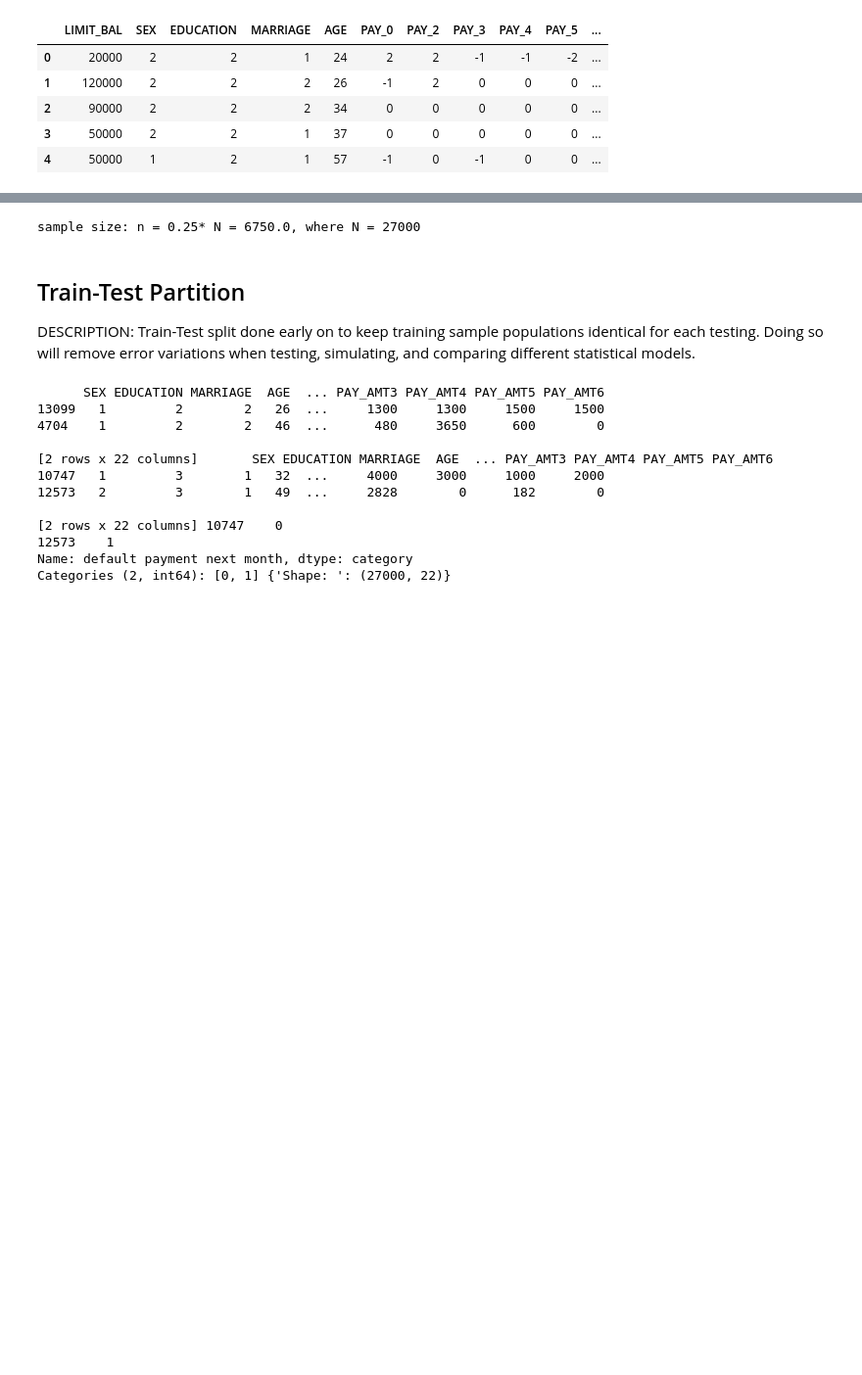
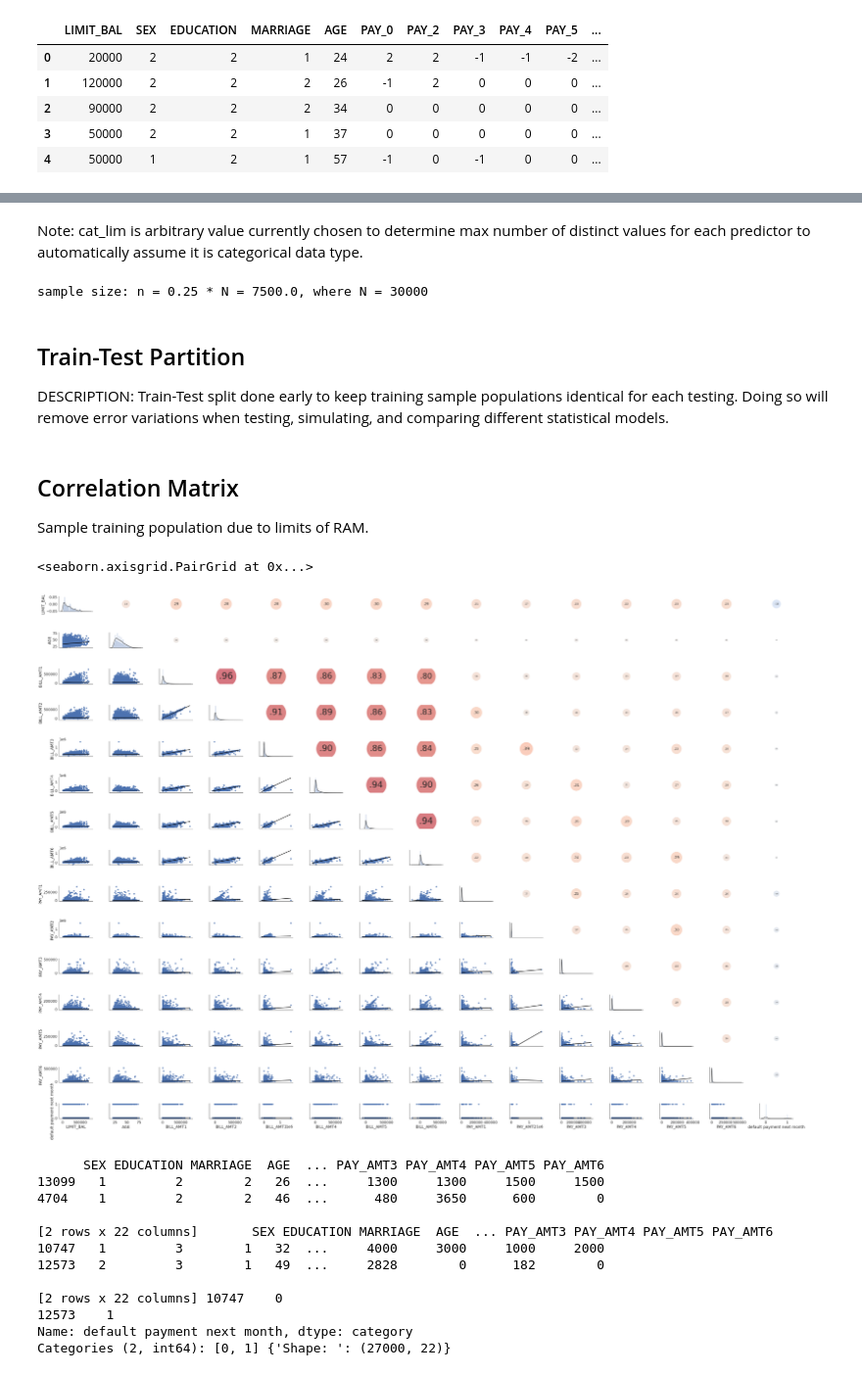
Before and after one commit to rgozun/CreditDefault_Prediction, a Jupyter notebook: UCI_Credit_Default_Prediction_Testing.ipynb, the cells around one changed output, grey strips where cells are left out. Shown: that part at 98% size. Cells and saved outputs as stored; diff of their text form; code cells hidden in the pictures; blank space fills up the shorter version.

```diff
--- a/UCI_Credit_Default_Prediction_Testing.ipynb
+++ b/UCI_Credit_Default_Prediction_Testing.ipynb
@@ -66,26 +69,55 @@ col_dtypes = pd.DataFrame(df.dtypes)
 col_dtypes.reset_index(inplace=True)
 col_dtypes.columns = ['Feature','DataType']
 
+cat_lim = 20
 for feat in col_dtypes['Feature']:
-  if df[feat].nunique() < 15:
+  if df[feat].nunique() < cat_lim:
     df[feat] = df[feat].astype('category')
   elif df[feat].nunique() <= 2:
     df[feat] = df[feat].astype('bol')
   else:
     pass
+# %% [markdown]
+Note: cat_lim is arbitrary value currently chosen to determine max number of distinct values for each predictor to automatically assume it is categorical data type.
 # %%
-# Sample proportion
-pop_prop = .25
-pop = len(X_train)
-n = pop_prop * train_pop
+# Create sample proportion
+pop_prop = 0.25
+pop = len(df)
+n = pop_prop * pop
 
-print('sample size: n = ' + str(pop_prop) + '* N = ' + str(n) + ', where N = ' + str(len(X_train)))
-X_train_s = X_train.sample(frac=pop_prop, replace=False, random_state=1)
+print('sample size: n = ' + str(pop_prop) + ' * N = ' + str(n) + ', where N = ' + str(len(df)))
+df_s = df.sample(frac=pop_prop, replace=False, random_state=1)
 # %% [output]
-sample size: n = 0.25* N = 6750.0, where N = 27000
+sample size: n = 0.25 * N = 7500.0, where N = 30000
 # %% [markdown]
 ## Train-Test Partition
-DESCRIPTION: Train-Test split done early on to keep training sample populations identical for each testing.  Doing so will remove error variations when testing, simulating, and comparing different statistical models.
+DESCRIPTION: Train-Test split done early to keep training sample populations identical for each testing.  Doing so will remove error variations when testing, simulating, and comparing different statistical models.
+# %% [markdown]
+## Correlation Matrix
+Sample training population due to limits of RAM.
+# %%
+warnings.filterwarnings('ignore')
+
+def corrdot(*args, **kwargs):
+    corr_r = args[0].corr(args[1], 'pearson')
+    corr_text = f"{corr_r:2.2f}".replace("0.", ".")
+    ax = plt.gca()
+    ax.set_axis_off()
+    marker_size = abs(corr_r) * 10000
+    ax.scatter([.5], [.5], marker_size, [corr_r], alpha=0.6, cmap="coolwarm",
+               vmin=-1, vmax=1, transform=ax.transAxes)
+    font_size = abs(corr_r) * 40 + 5
+    ax.annotate(corr_text, [.5, .5,],  xycoords="axes fraction",
+                ha='center', va='center', fontsize=font_size)
+
+sns.set(style='white', font_scale=1.6)
+g = sns.PairGrid(df_s, aspect=1.4, diag_sharey=False)
+g.map_lower(sns.regplot, lowess=True, ci=False, line_kws={'color': 'black'})
+g.map_diag(sns.distplot, kde_kws={'color': 'black'})
+g.map_upper(corrdot)
+# %% [output]
+<seaborn.axisgrid.PairGrid at 0x...>
+[figure, added]
 # %%
 X, y = df.iloc[:,1:23], df.iloc[:,-1]
 X_train, X_test, y_train, y_test = train_test_split(X,y, test_size=.10, random_state=1)
```
Also changed, not shown: parts of 4 cells of this notebook.
